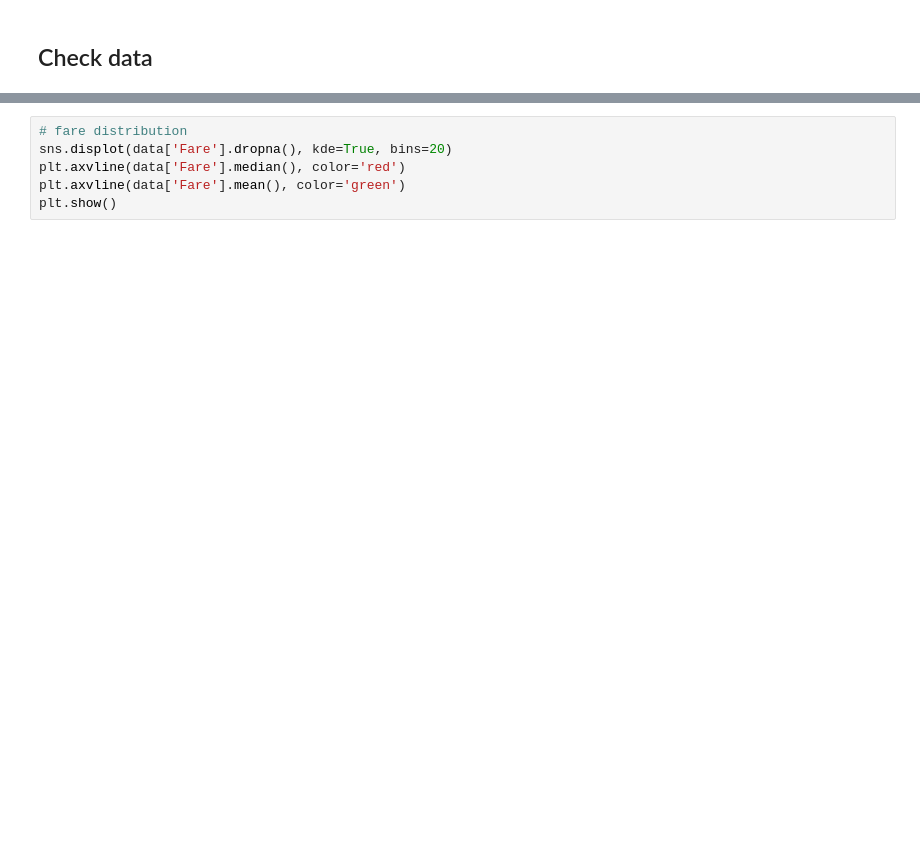
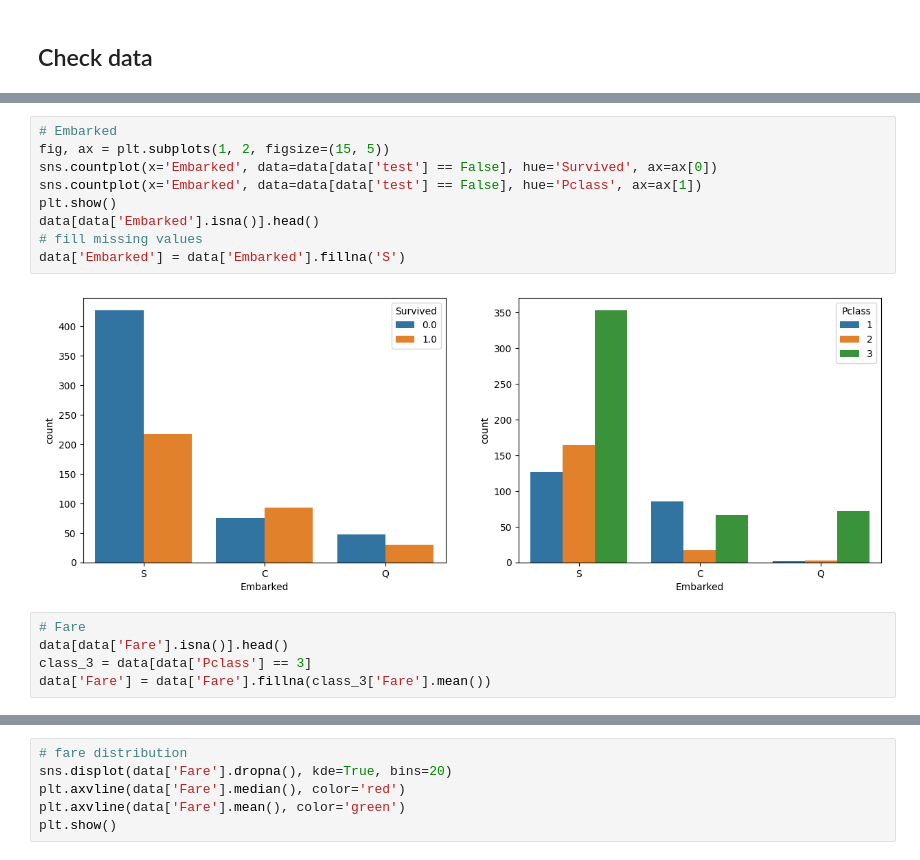
Before and after one commit to ccdarvin/competitions, a Jupyter notebook: kaggle/Titanic - Machine Learning from Disaster/notebook.ipynb, the cells around one changed output, grey strips where cells are left out. Saved outputs shown, nothing was run; the diff lists cells and outputs as text; blank space fills up the shorter version.

```diff
--- a/kaggle/Titanic - Machine Learning from Disaster/notebook.ipynb
+++ b/kaggle/Titanic - Machine Learning from Disaster/notebook.ipynb
@@ -32,0 +128,16 @@ plt.show()
+# %%
+# Embarked
+fig, ax = plt.subplots(1, 2, figsize=(15, 5))
+sns.countplot(x='Embarked', data=data[data['test'] == False], hue='Survived', ax=ax[0])
+sns.countplot(x='Embarked', data=data[data['test'] == False], hue='Pclass', ax=ax[1])
+plt.show()
+data[data['Embarked'].isna()].head()
+# fill missing values
+data['Embarked'] = data['Embarked'].fillna('S')
+# %% [output]
+[figure, added]
+# %%
+# Fare
+data[data['Fare'].isna()].head()
+class_3 = data[data['Pclass'] == 3]
+data['Fare'] = data['Fare'].fillna(class_3['Fare'].mean())
```
Also changed, not shown: parts of 35 cells of this notebook, 1 other file.
